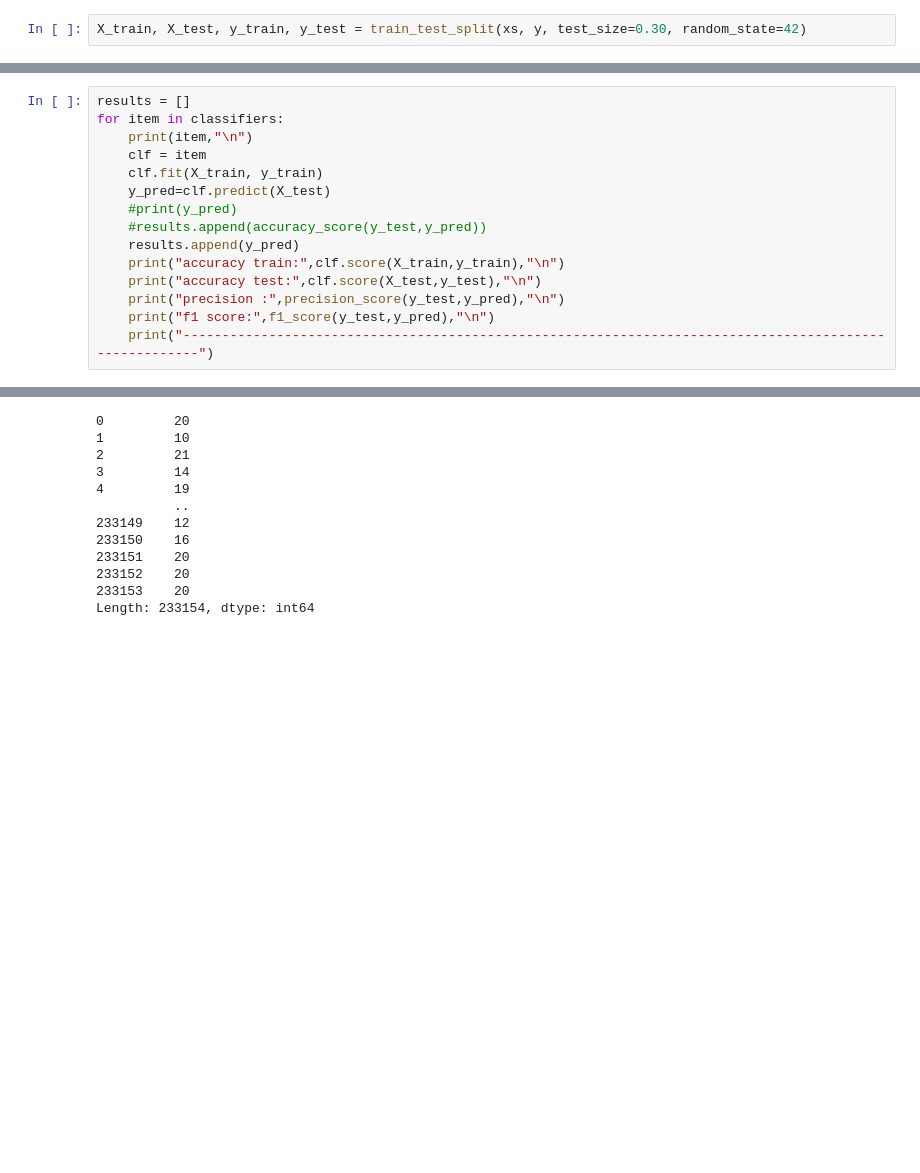
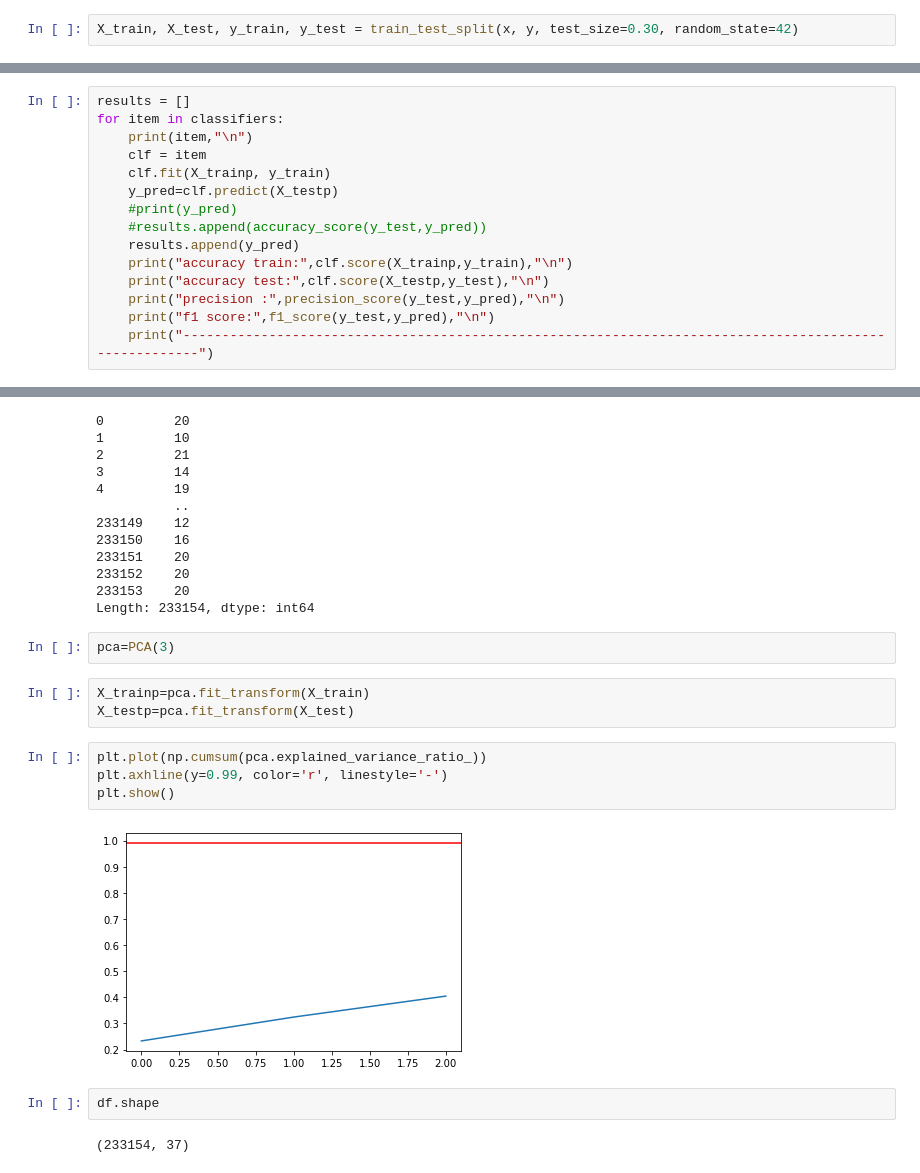
Before and after one commit to xavierigneous/Vehicle-Loan-Default-Prediction, a Jupyter notebook: Vishwanath/Untitled.ipynb, the cells around one changed output, grey strips where cells are left out. Drawn from its saved outputs; the diff is of its cells as text; blank space fills up the shorter version.

```diff
--- a/Vishwanath/Untitled.ipynb
+++ b/Vishwanath/Untitled.ipynb
@@ -266,7 +299,7 @@ Index(['disbursed_amount', 'ltv', 'branch_id', 'manufacturer_id',
 y=df['loan_default']
 x=df.drop('loan_default',axis=1)
 # %%
-X_train, X_test, y_train, y_test = train_test_split(xs, y, test_size=0.30, random_state=42)
+X_train, X_test, y_train, y_test = train_test_split(x, y, test_size=0.30, random_state=42)
 # %%
 from sklearn.preprocessing import StandardScaler
 sc=StandardScaler()
@@ -354,13 +387,13 @@ results = []
 for item in classifiers:
     print(item,"\n")
     clf = item
-    clf.fit(X_train, y_train)
-    y_pred=clf.predict(X_test)
+    clf.fit(X_trainp, y_train)
+    y_pred=clf.predict(X_testp)
     #print(y_pred)
     #results.append(accuracy_score(y_test,y_pred))
     results.append(y_pred)
-    print("accuracy train:",clf.score(X_train,y_train),"\n")
-    print("accuracy test:",clf.score(X_test,y_test),"\n")
+    print("accuracy train:",clf.score(X_trainp,y_train),"\n")
+    print("accuracy test:",clf.score(X_testp,y_test),"\n")
     print("precision :",precision_score(y_test,y_pred),"\n")
     print("f1 score:",f1_score(y_test,y_pred),"\n")
     print("-------------------------------------------------------------------------------------------------------")
@@ -397,3 +430,18 @@ f1 score: 0.3341888662713514
 233152    20
 233153    20
 Length: 233154, dtype: int64
+# %%
+pca=PCA(3)
+# %%
+X_trainp=pca.fit_transform(X_train)
+X_testp=pca.fit_transform(X_test)
+# %%
+plt.plot(np.cumsum(pca.explained_variance_ratio_))
+plt.axhline(y=0.99, color='r', linestyle='-')
+plt.show()
+# %% [output]
+[figure, added]
+# %%
+df.shape
+# %% [output]
+(233154, 37)
```
Also changed, not shown: parts of 10 cells of this notebook.
